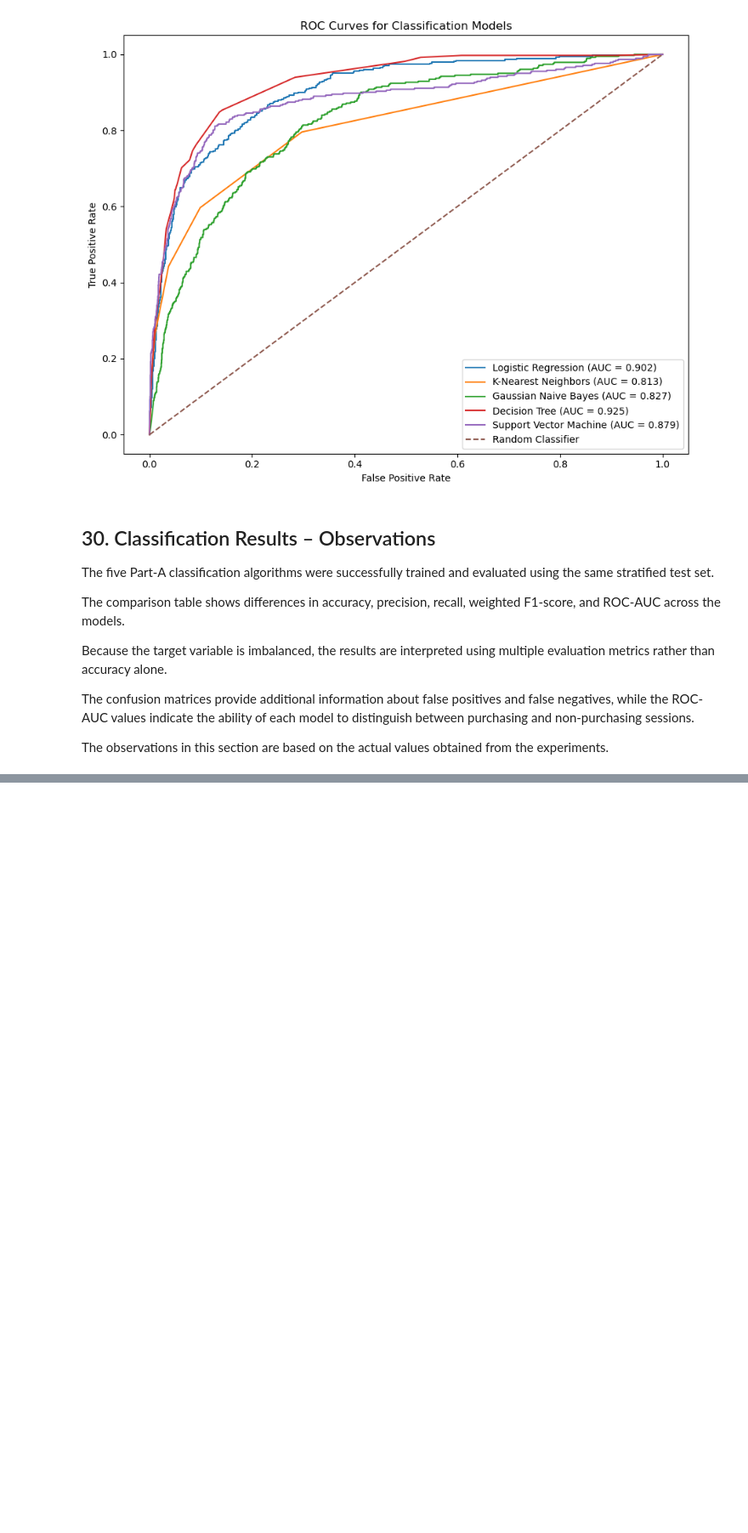
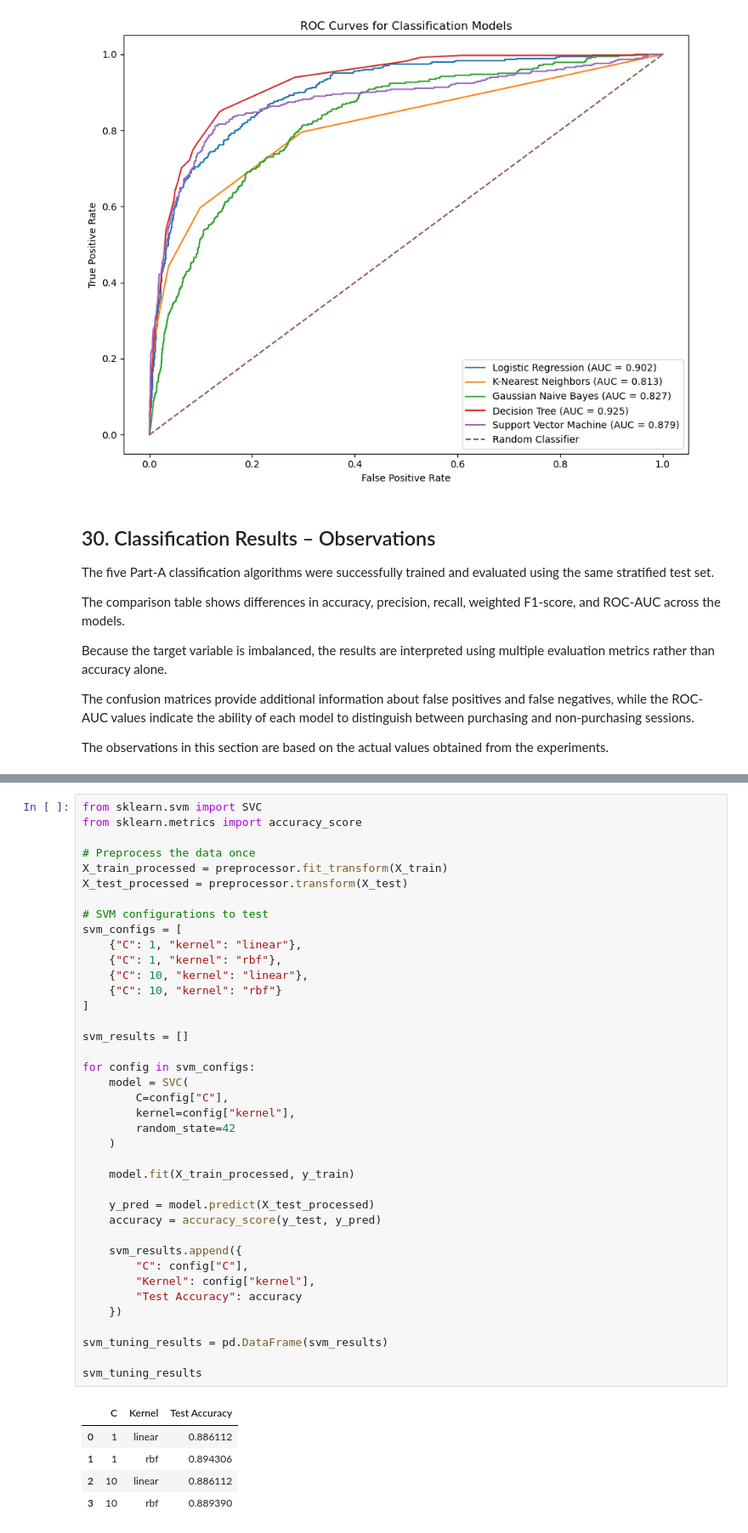
Before and after one commit to pragna100510/ML_Capstone, a Jupyter notebook: classification/classification.ipynb, the cells around one changed output, grey strips where cells are left out. Shown at 85% size. Drawn from its saved outputs; the diff is of its cells as text; blank space fills up the shorter version.

Commit message:
Complete classification tuning and evaluation

```diff
--- a/classification/classification.ipynb
+++ b/classification/classification.ipynb
@@ -1068,0 +1322,45 @@ The results provide a preliminary comparison of the five algorithms and establis
+# %%
+from sklearn.svm import SVC
+from sklearn.metrics import accuracy_score
+
+# Preprocess the data once
+X_train_processed = preprocessor.fit_transform(X_train)
+X_test_processed = preprocessor.transform(X_test)
+
+# SVM configurations to test
+svm_configs = [
+    {"C": 1, "kernel": "linear"},
+    {"C": 1, "kernel": "rbf"},
+    {"C": 10, "kernel": "linear"},
+    {"C": 10, "kernel": "rbf"}
+]
+
+svm_results = []
+
+for config in svm_configs:
+    model = SVC(
+        C=config["C"],
+        kernel=config["kernel"],
+        random_state=42
+    )
+
+    model.fit(X_train_processed, y_train)
+
+    y_pred = model.predict(X_test_processed)
+    accuracy = accuracy_score(y_test, y_pred)
+
+    svm_results.append({
+        "C": config["C"],
+        "Kernel": config["kernel"],
+        "Test Accuracy": accuracy
+    })
+
+svm_tuning_results = pd.DataFrame(svm_results)
+
+svm_tuning_results
+# %% [output]
+|  | C | Kernel | Test Accuracy |
+| 0 | 1 | linear | 0.886112 |
+| 1 | 1 | rbf | 0.894306 |
+| 2 | 10 | linear | 0.886112 |
+| 3 | 10 | rbf | 0.889390 |
```
Also changed, not shown: parts of 32 cells of this notebook.
